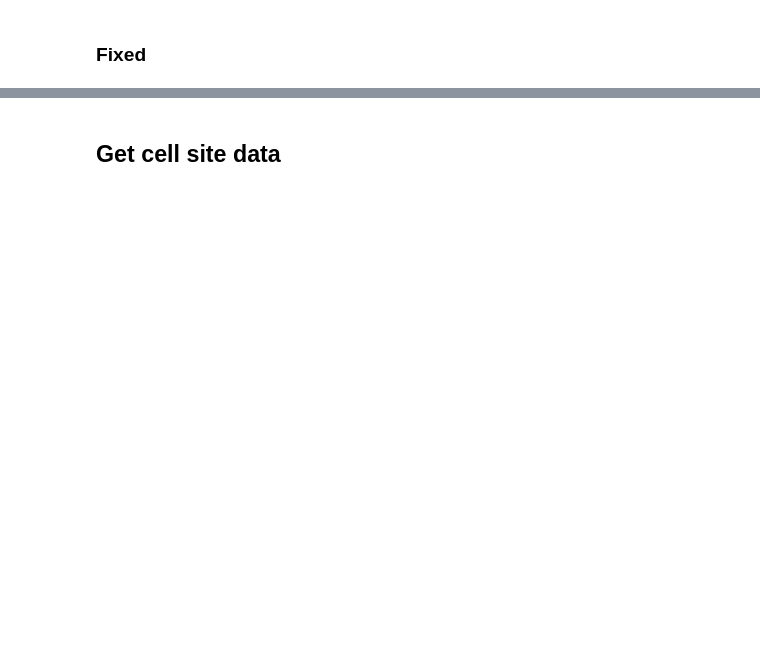
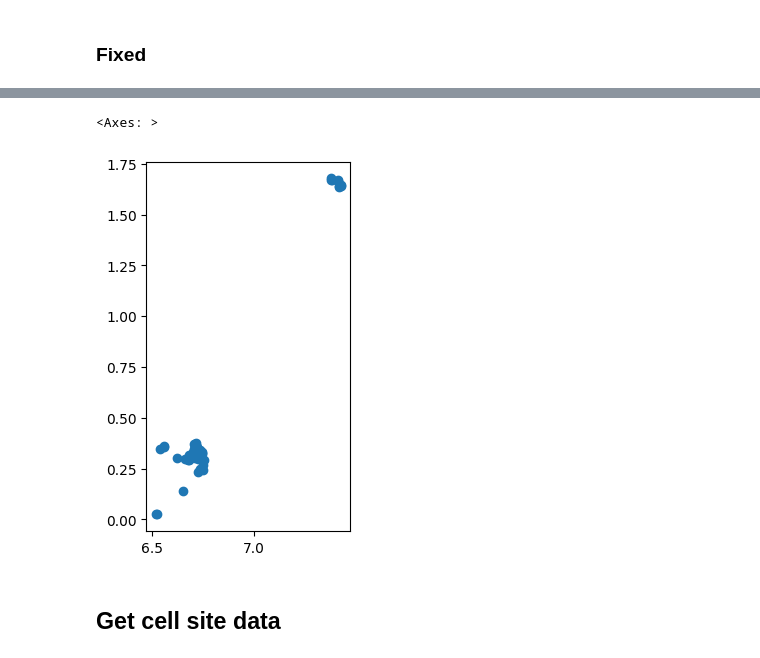
Before and after one commit to FNS-Division/geopython-2025, a Jupyter notebook: 0_eda_standardization.ipynb, the cells around one changed output, grey strips where cells are left out. Drawn from its saved outputs; the diff is of its cells as text; code cells hidden in the pictures; blank space fills up the shorter version.

```diff
--- a/0_eda_standardization.ipynb
+++ b/0_eda_standardization.ipynb
@@ -197,3 +242,8 @@ fiber_nodes_gdf = gpd.GeoDataFrame(fixed_tiles_df, geometry=gpd.points_from_xy(f
+# %%
+fiber_nodes_gdf.plot()
+# %% [output]
+<Axes: >
+[figure, added]
 # %% [markdown]
 ## Get cell site data
 # %% [markdown]
```
Also changed, not shown: parts of 15 cells of this notebook, 3 other files.
